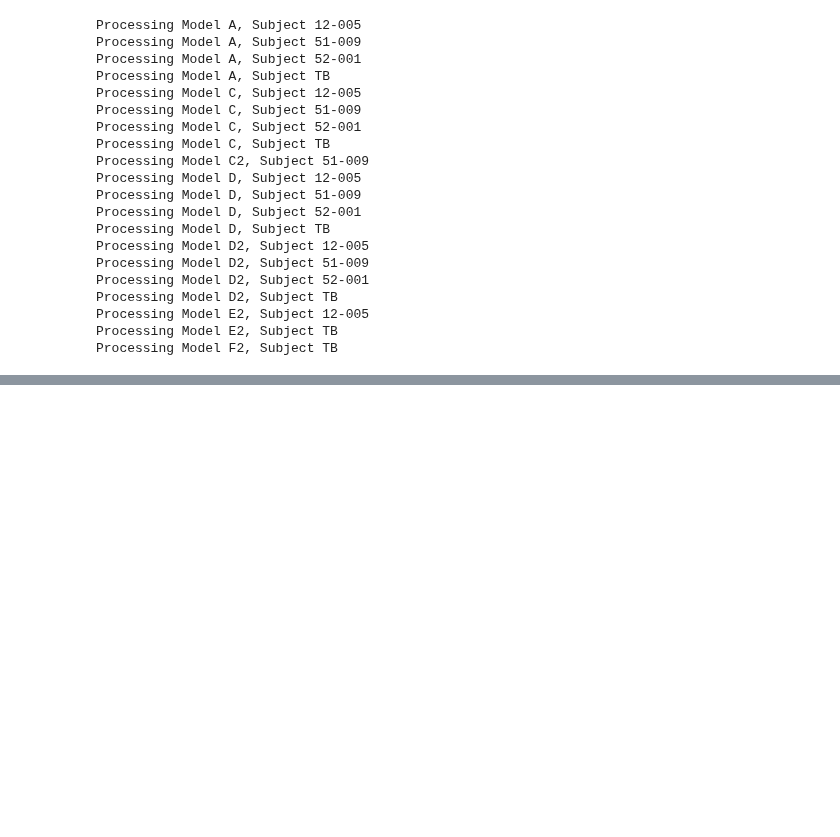
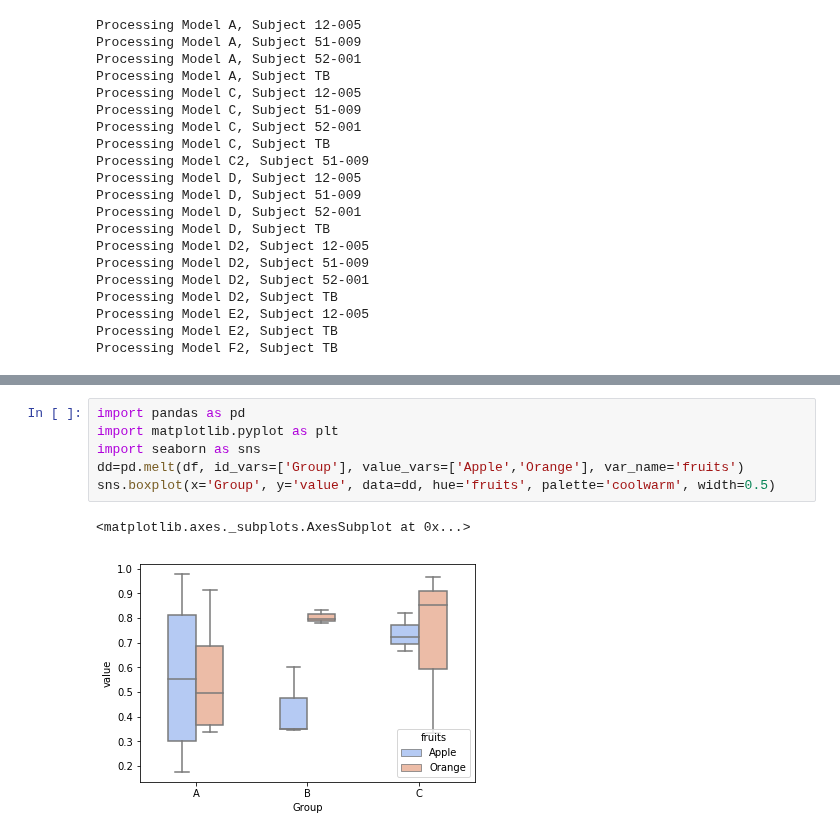
Before and after one commit to VisCog/ArgusShapes, a Jupyter notebook: examples/notebooks/plot-crossval-props.ipynb, the cells around one changed output, grey strips where cells are left out. Saved outputs shown, nothing was run; the diff lists cells and outputs as text; blank space fills up the shorter version.

```diff
--- a/examples/notebooks/plot-crossval-props.ipynb
+++ b/examples/notebooks/plot-crossval-props.ipynb
@@ -217,0 +314,9 @@ fig.savefig(os.path.join(results_dir, 'mse_props_loss.png'))
+# %%
+import pandas as pd
+import matplotlib.pyplot as plt
+import seaborn as sns
+dd=pd.melt(df, id_vars=['Group'], value_vars=['Apple','Orange'], var_name='fruits')
+sns.boxplot(x='Group', y='value', data=dd, hue='fruits', palette='coolwarm', width=0.5)
+# %% [output]
+<matplotlib.axes._subplots.AxesSubplot at 0x...>
+[figure, added]
```
Also changed, not shown: parts of 12 cells of this notebook.
